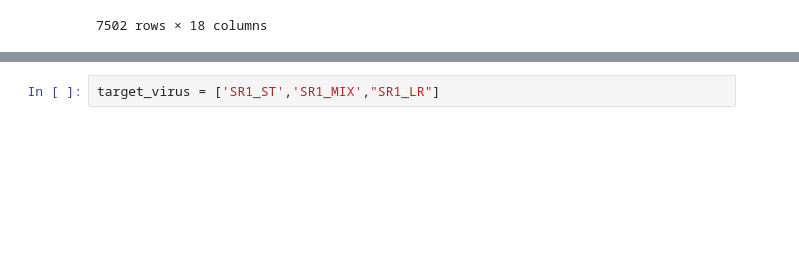
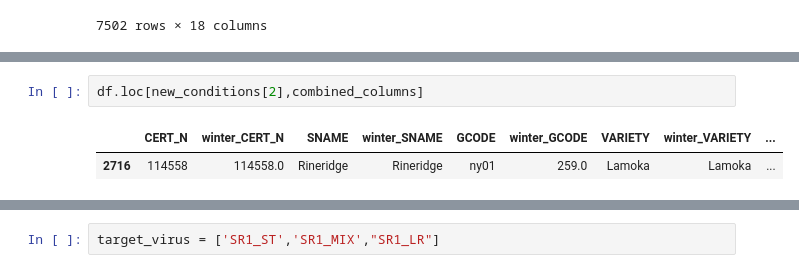
Before and after one commit to solislemuslab/potato-seed-cert, a Jupyter notebook: data_cleaning.ipynb, the cells around one changed output, grey strips where cells are left out. Drawn from its saved outputs; the diff is of its cells as text; blank space fills up the shorter version.

```diff
--- a/data_cleaning.ipynb
+++ b/data_cleaning.ipynb
@@ -103,0 +241,5 @@ df[combined_columns]
+# %%
+df.loc[new_conditions[2],combined_columns]
+# %% [output]
+|  | CERT_N | winter_CERT_N | SNAME | winter_SNAME | GCODE | winter_GCODE | VARIETY | winter_VARIETY | ... |
+| 2716 | 114558 | 114558.0 | Rineridge | Rineridge | ny01 | 259.0 | Lamoka | Lamoka | ... |
```
Also changed, not shown: parts of 25 cells of this notebook.
